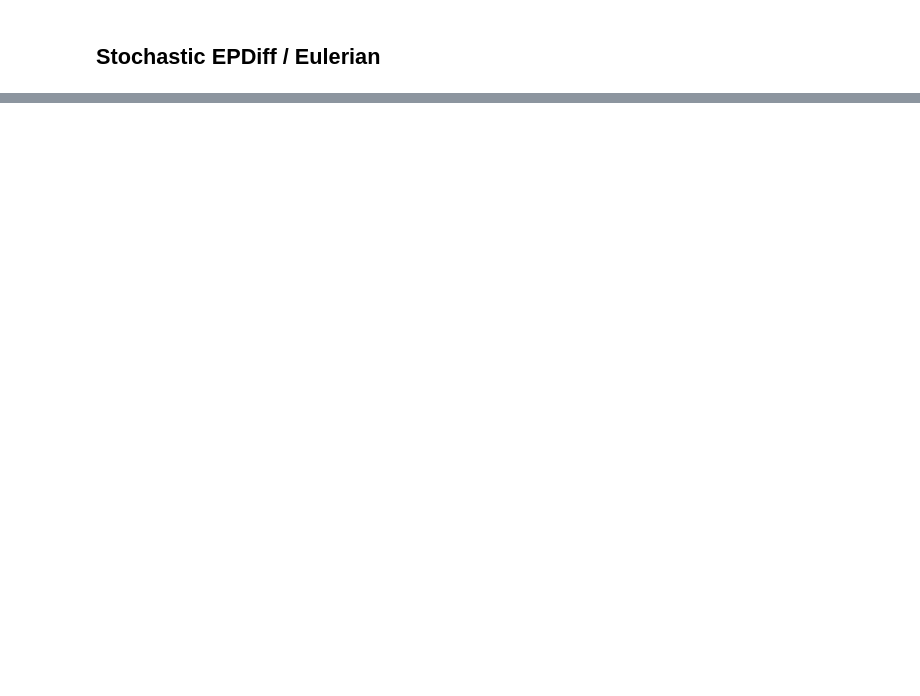
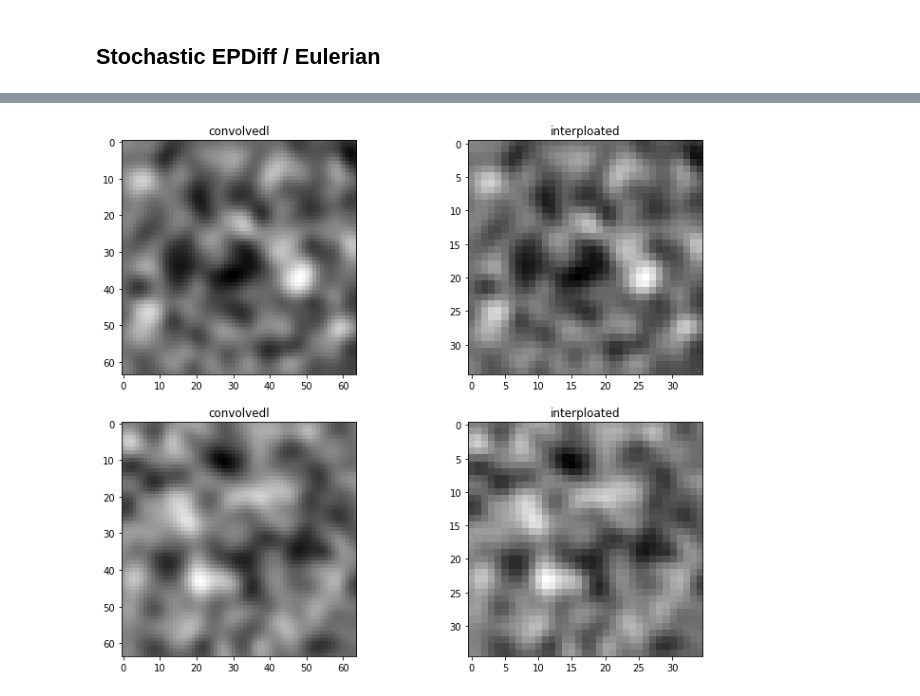
Before and after one commit to ComputationalEvolutionaryMorphometry/jaxgeometry, a Jupyter notebook: landmarks_stochastics.ipynb, the cells around one changed output, grey strips where cells are left out. Saved outputs shown, nothing was run; the diff lists cells and outputs as text; code cells hidden in the pictures; blank space fills up the shorter version.

```diff
--- a/landmarks_stochastics.ipynb
+++ b/landmarks_stochastics.ipynb
@@ -124,0 +188,12 @@ plt.show()
+# %%
+X, Y = np.meshgrid(jnp.linspace(0,63,35),jnp.linspace(0,63,35))
+new_image = jax.vmap(lambda im: jsp.ndimage.map_coordinates(im.T,jnp.vstack((X.flatten(),Y.flatten())),order=1),
+                     2,1)(smooth_image).reshape(X.shape+(M.m,))
+fig, ax = plt.subplots(M.m, 2, figsize=(12, 10))
+for i in range(M.m):
+    ax[i,0].imshow(smooth_image[:,:,i], cmap='binary_r')
+    ax[i,0].set_title('convolvedl')
+    ax[i,1].imshow(new_image[:,:,i], cmap='binary_r')
+    ax[i,1].set_title('interploated');
+# %% [output]
+[figure, added]
```
Also changed, not shown: parts of 12 cells of this notebook, 6 other files.
